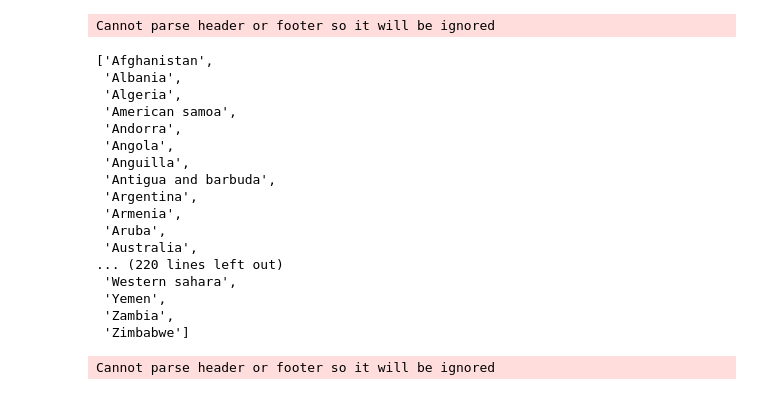
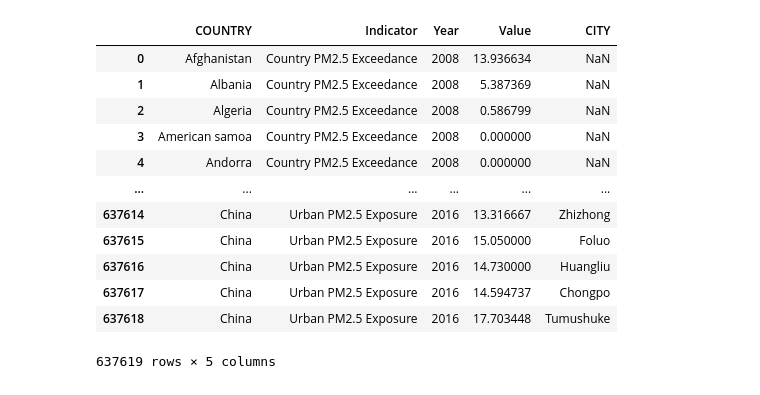
Before and after one commit to dalejandroabel/NASA-Space-Apps, a Jupyter notebook: Juan_xlxs/PM.ipynb, the cells around one changed output. Drawn from its saved outputs; the diff is of its cells as text; code cells hidden in the pictures.

```diff
--- a/Juan_xlxs/PM.ipynb
+++ b/Juan_xlxs/PM.ipynb
@@ -652,44 +161,16 @@ def plot_pm25_multiple_countries(df, countries, sheet_name='Country PM2.5 Exposu
-# %%
-get_sheet_countries('Country PM2.5 Exposure')
-# %% [output]
-Cannot parse header or footer so it will be ignored
-['Afghanistan',
- 'Albania',
- 'Algeria',
- 'American samoa',
- 'Andorra',
- 'Angola',
- 'Anguilla',
- 'Antigua and barbuda',
- 'Argentina',
- 'Armenia',
- 'Aruba',
- 'Australia',
-... (220 lines left out)
- 'Western sahara',
- 'Yemen',
- 'Zambia',
- 'Zimbabwe']
-# %%
-# ----------------------------------------
-# Ejemplos de uso
-# ----------------------------------------
-
-if __name__ == "__main__":
-    # Obtener los datos filtrados (puedes ajustar los parámetros según tus necesidades)
-    df_data = get_filtered_data(excelData)
-
-    # Ejemplo 1: Graficar la exposición a PM2.5 a lo largo del tiempo para Colombia
-    plot_pm25_over_time(df_data, country='Colombia')
-
-    # Ejemplo 2: Comparar la exposición a PM2.5 entre países en 2015
-    plot_pm25_comparison(df_data, year=2015, top_n=10)
-
-    # Ejemplo 3: Mostrar un mapa mundial de la exposición a PM2.5 en 2015
-    plot_pm25_world_map(df_data, year=2015)
-
-    # Ejemplo 4: Comparar la exposición a PM2.5 a lo largo del tiempo para varios países
-    countries_list = ['Colombia', 'Argentina', 'Brazil', 'Chile', 'Peru']
-    plot_pm25_multiple_countries(df_data, countries=countries_list)
-# %% [output]
-Cannot parse header or footer so it will be ignored
+# %%
+df_combined
+# %% [output]
+|  | COUNTRY | Indicator | Year | Value | CITY |
+| 0 | Afghanistan | Country PM2.5 Exceedance | 2008 | 13.936634 | NaN |
+| 1 | Albania | Country PM2.5 Exceedance | 2008 | 5.387369 | NaN |
+| 2 | Algeria | Country PM2.5 Exceedance | 2008 | 0.586799 | NaN |
+| 3 | American samoa | Country PM2.5 Exceedance | 2008 | 0.000000 | NaN |
+| 4 | Andorra | Country PM2.5 Exceedance | 2008 | 0.000000 | NaN |
+| ... | ... | ... | ... | ... | ... |
+| 637614 | China | Urban PM2.5 Exposure | 2016 | 13.316667 | Zhizhong |
+| 637615 | China | Urban PM2.5 Exposure | 2016 | 15.050000 | Foluo |
+| 637616 | China | Urban PM2.5 Exposure | 2016 | 14.730000 | Huangliu |
+| 637617 | China | Urban PM2.5 Exposure | 2016 | 14.594737 | Chongpo |
+| 637618 | China | Urban PM2.5 Exposure | 2016 | 17.703448 | Tumushuke |
+637619 rows × 5 columns
```
Also changed, not shown: parts of 14 cells of this notebook, 2 other files.
